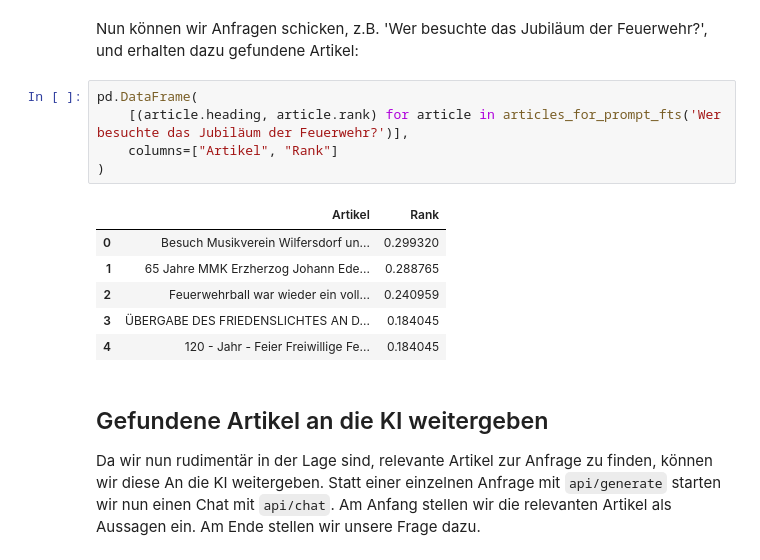
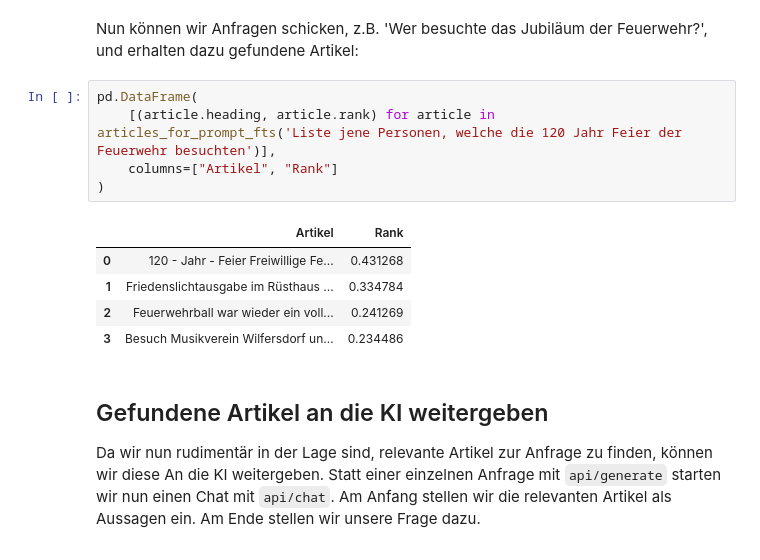
Before and after one commit to roskakori/wolkenlose-ki-fuer-zu-hause, a Jupyter notebook: wolkenlose-ki-fuer-zu-hause.ipynb, the cells around one changed output. Saved outputs shown, nothing was run; the diff lists cells and outputs as text.

```diff
--- a/wolkenlose-ki-fuer-zu-hause.ipynb
+++ b/wolkenlose-ki-fuer-zu-hause.ipynb
@@ -344,16 +342,15 @@ def articles_for_prompt_fts(prompt: str) -> list[Article]:
 Nun können wir Anfragen schicken, z.B. 'Wer besuchte das Jubiläum der Feuerwehr?', und erhalten dazu gefundene Artikel:
 # %%
 pd.DataFrame(
-    [(article.heading, article.rank) for article in articles_for_prompt_fts('Wer besuchte das Jubiläum der Feuerwehr?')],
+    [(article.heading, article.rank) for article in articles_for_prompt_fts('Liste jene Personen, welche die 120 Jahr Feier der Feuerwehr besuchten')],
     columns=["Artikel", "Rank"]
 )
 # %% [output]
 |  | Artikel | Rank |
-| 0 | Besuch Musikverein Wilfersdorf un... | 0.299320 |
-| 1 | 65 Jahre MMK Erzherzog Johann Ede... | 0.288765 |
-| 2 | Feuerwehrball war wieder ein voll... | 0.240959 |
-| 3 | ÜBERGABE DES FRIEDENSLICHTES AN D... | 0.184045 |
-| 4 | 120 - Jahr - Feier Freiwillige Fe... | 0.184045 |
+| 0 | 120 - Jahr - Feier Freiwillige Fe... | 0.431268 |
+| 1 | Friedenslichtausgabe im Rüsthaus ... | 0.334784 |
+| 2 | Feuerwehrball war wieder ein voll... | 0.241269 |
+| 3 | Besuch Musikverein Wilfersdorf un... | 0.234486 |
 # %% [markdown]
 ## Gefundene Artikel an die KI weitergeben
 
```
Also changed, not shown: parts of 10 cells of this notebook, 2 other files.
